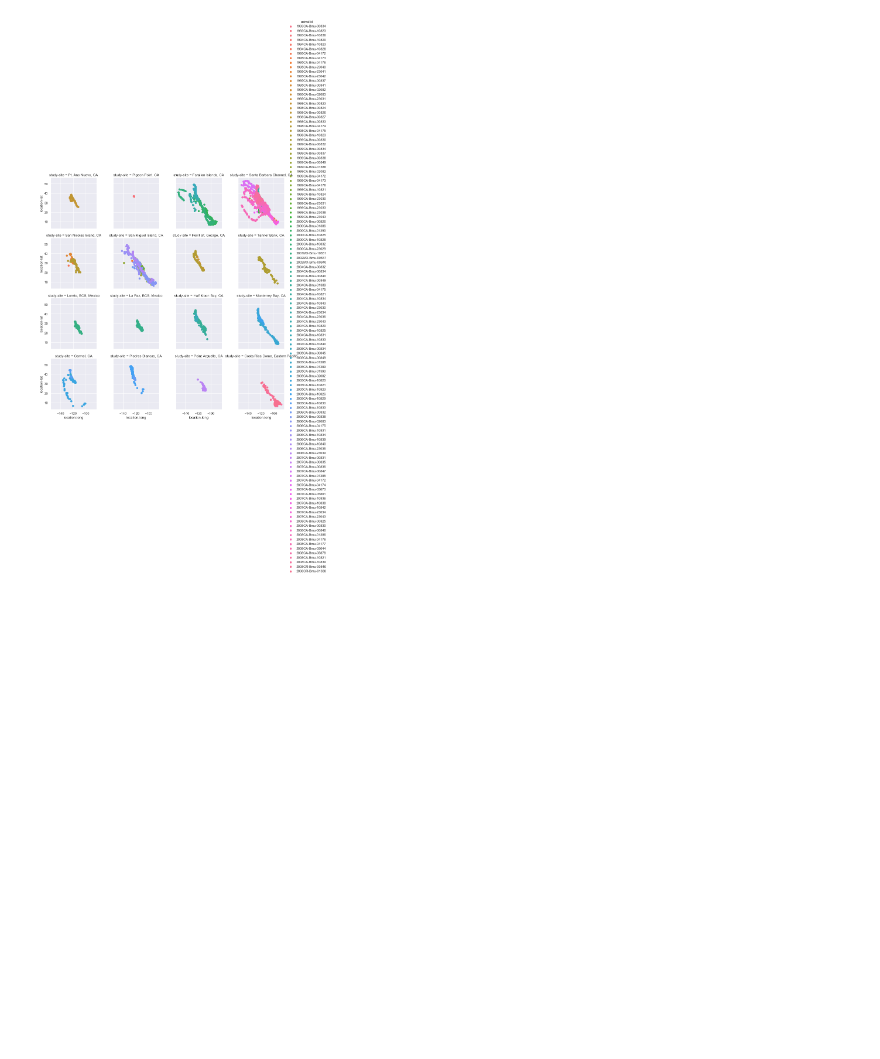
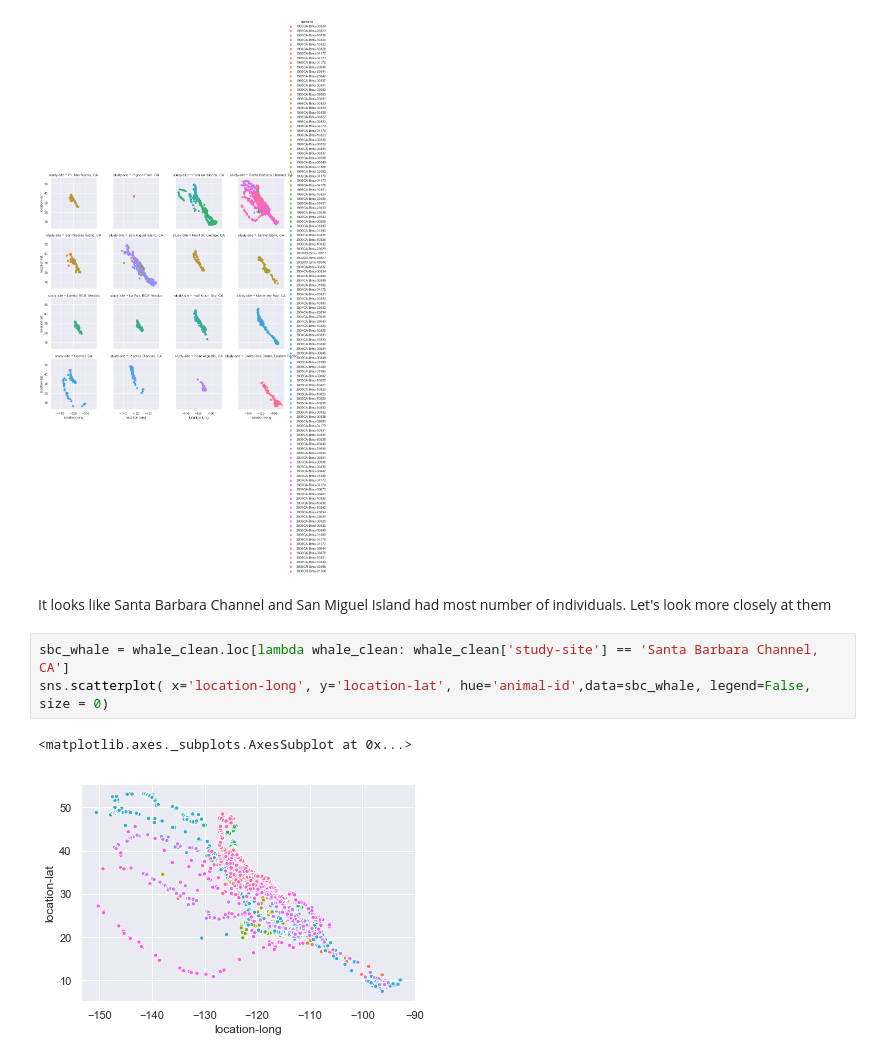
Before and after one commit to gigglypear/movebank_explore, a Jupyter notebook: code/Movebank Data Analysis Attempt.ipynb, the cells around one changed output. Saved outputs shown, nothing was run; the diff lists cells and outputs as text; blank space fills up the shorter version.

```diff
--- a/code/Movebank Data Analysis Attempt.ipynb
+++ b/code/Movebank Data Analysis Attempt.ipynb
@@ -434,3 +431,11 @@ ss_grid.map(plt.scatter, "location-long", "location-lat").add_legend()
 # %% [output]
 <seaborn.axisgrid.FacetGrid at 0x...>
 [figure]
+# %% [markdown]
+It looks like Santa Barbara Channel and San Miguel Island had most number of individuals. Let's look more closely at them
+# %%
+sbc_whale = whale_clean.loc[lambda whale_clean: whale_clean['study-site'] == 'Santa Barbara Channel, CA']
+sns.scatterplot( x='location-long', y='location-lat', hue='animal-id',data=sbc_whale, legend=False, size = 0)
+# %% [output]
+<matplotlib.axes._subplots.AxesSubplot at 0x...>
+[figure, added]
```
Also changed, not shown: parts of 6 cells of this notebook.
